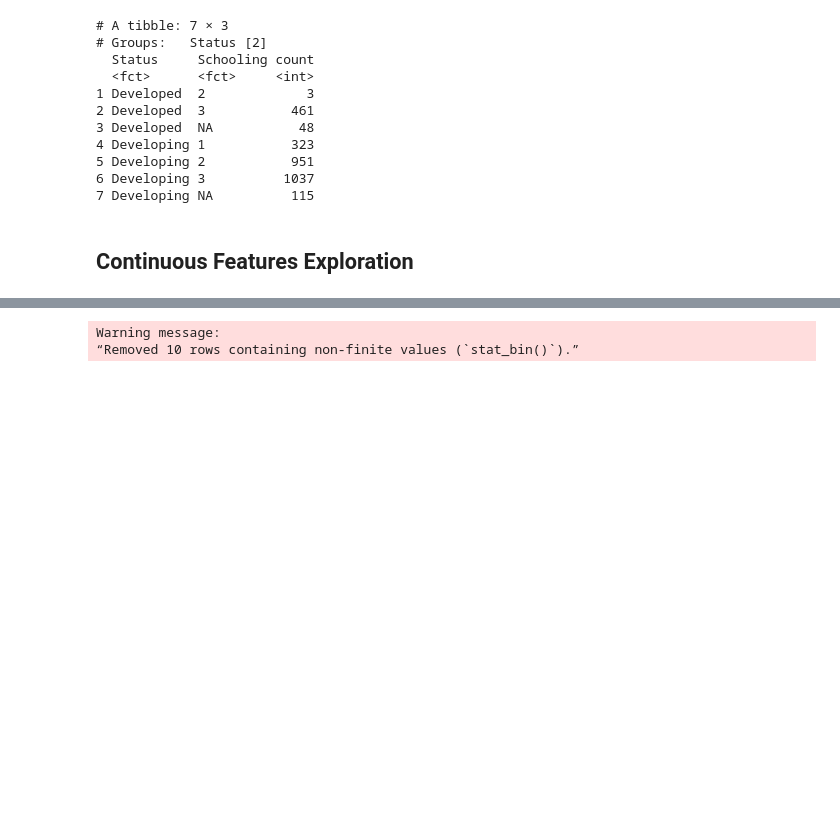
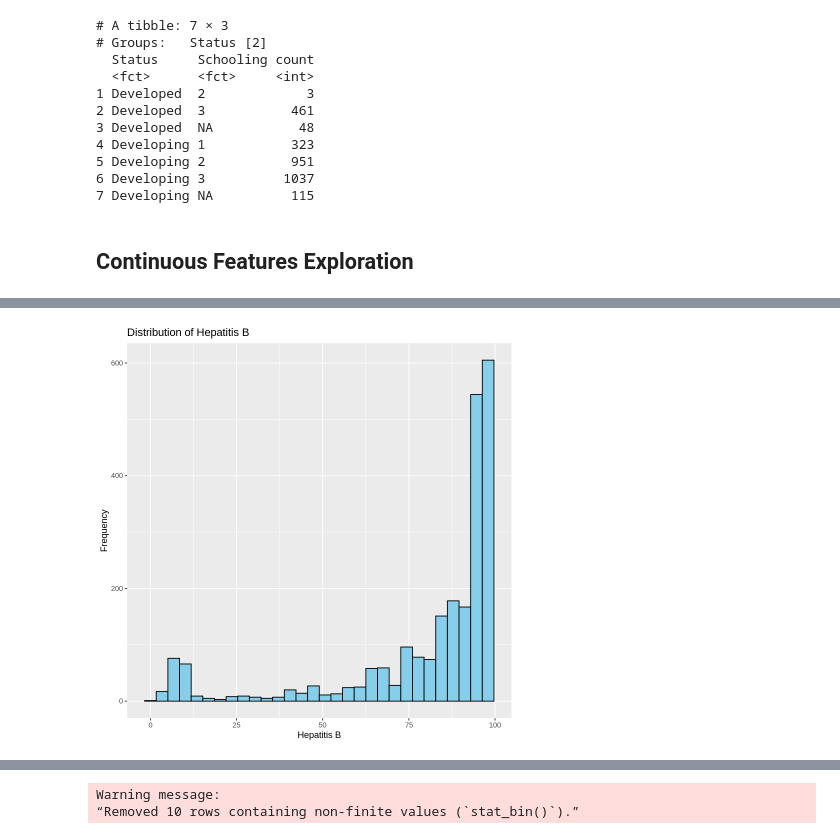
Before and after one commit to GeorgeM2000/Life-Expectancy-Analysis, a Jupyter notebook: Life_Expectancy_Analysis.ipynb, the cells around one changed output, grey strips where cells are left out. Cells and saved outputs as stored; diff of their text form; code cells hidden in the pictures; blank space fills up the shorter version.

```diff
--- a/Life_Expectancy_Analysis.ipynb
+++ b/Life_Expectancy_Analysis.ipynb
@@ -243,0 +250,5 @@ print(le %>%
+# %%
+ggplot(le, aes(x = `Hepatitis B`)) +
+  geom_histogram(bins=30, fill = "skyblue", color = "black") +
+  labs(title = "Distribution of Hepatitis B", x = "Hepatitis B", y = "Frequency")
+# %% [output]
@@ -243,0 +257 @@ print(le %>%
+[figure, added]
```
Also changed, not shown: parts of 39 cells of this notebook.
